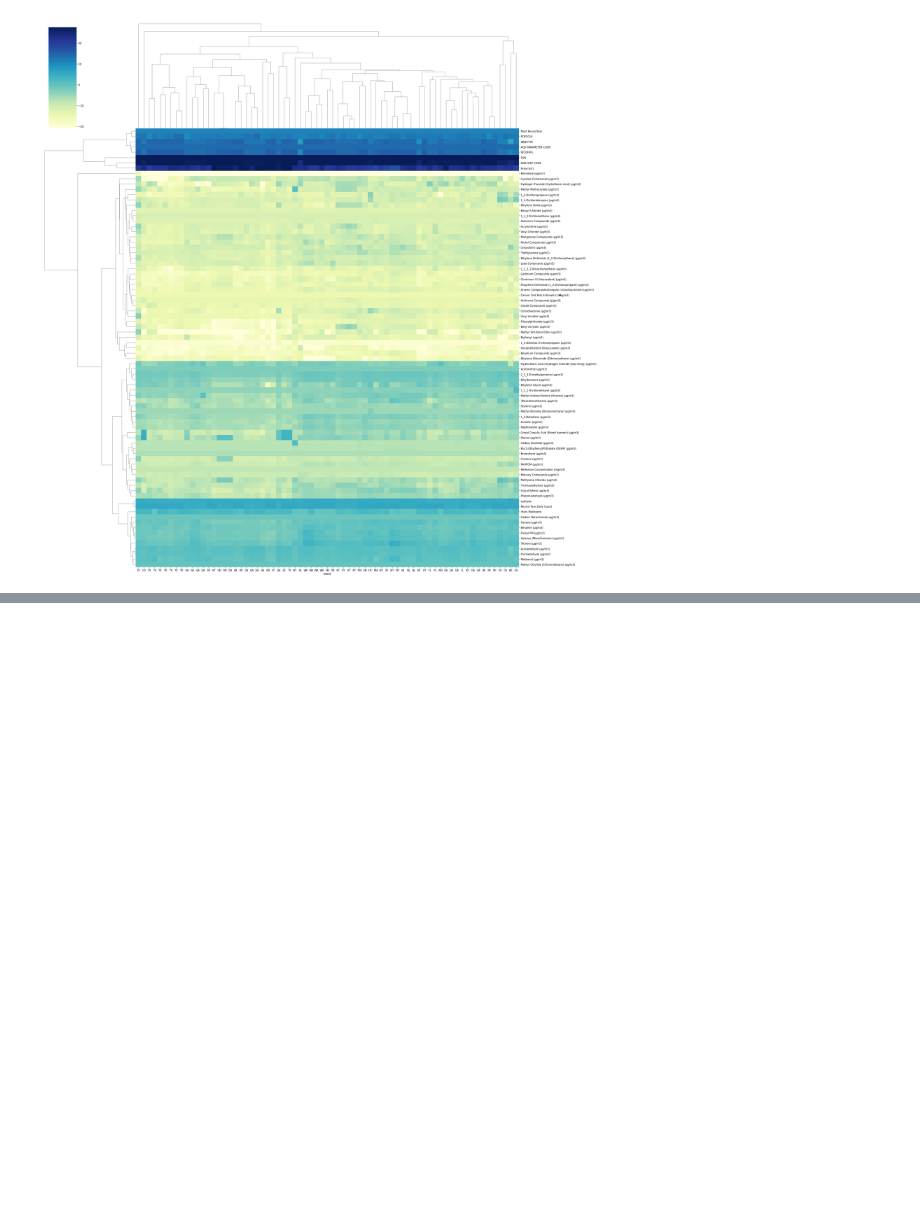
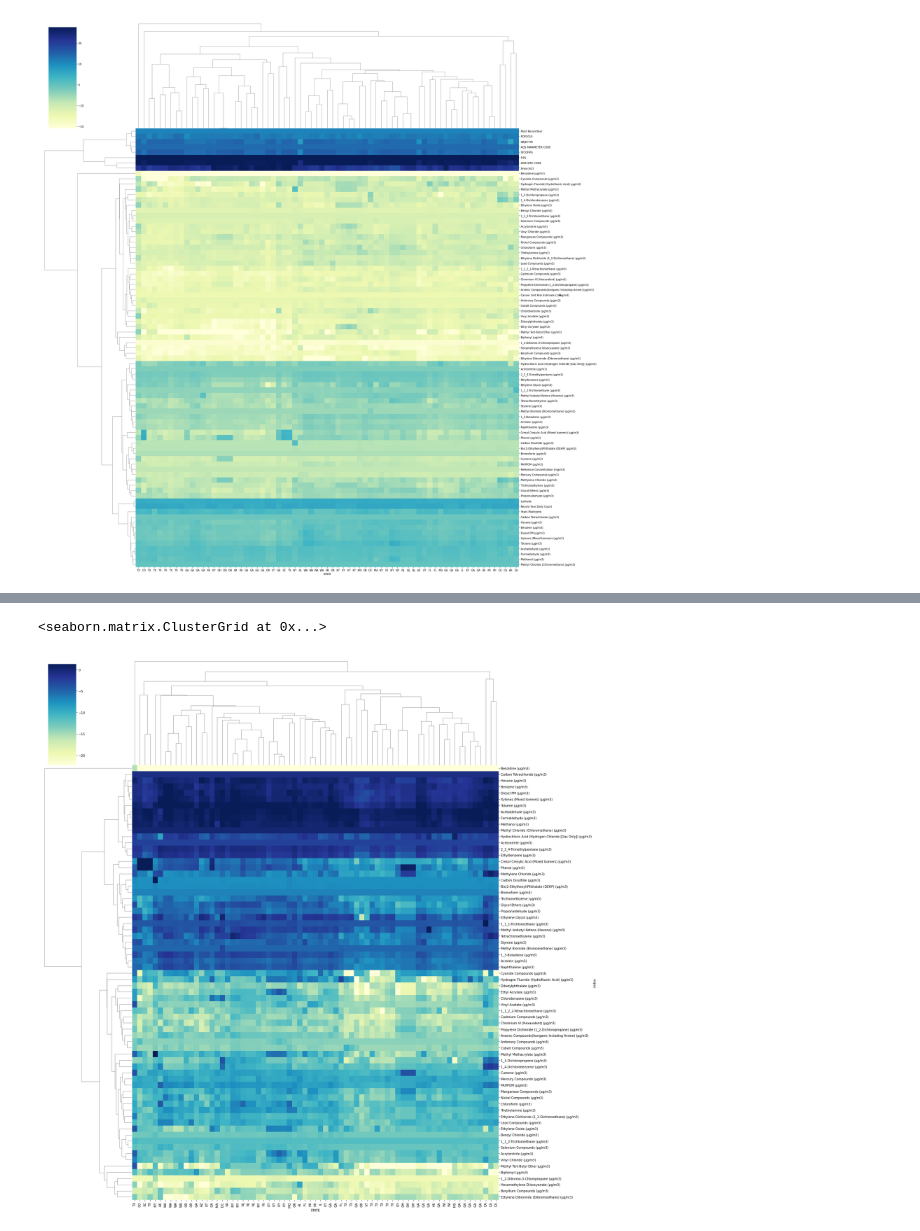
Before and after one commit to ProfOak7/Tutorials, a Jupyter notebook: EPA_Public_Data1.ipynb, the cells around one changed output, grey strips where cells are left out. Drawn from its saved outputs; the diff is of its cells as text; code cells hidden in the pictures; blank space fills up the shorter version.

```diff
--- a/EPA_Public_Data1.ipynb
+++ b/EPA_Public_Data1.ipynb
@@ -374,0 +475,3 @@ sns.clustermap(df_chill, robust = True, figsize=(30,30), cmap = "YlGnBu")
+# %%
+df_c = df_chill.reset_index()
+df_c
@@ -374,0 +497,4 @@ sns.clustermap(df_chill, robust = True, figsize=(30,30), cmap = "YlGnBu")
+# %%
+#remove the non-chemical data (top 12 rows)
+data = df_c.drop(range(0,13))
+data
@@ -374,0 +520,4 @@ sns.clustermap(df_chill, robust = True, figsize=(30,30), cmap = "YlGnBu")
+# %%
+#reset chemicals as column index
+data_clean = data.set_index('index')
+data_clean
@@ -374,0 +544,6 @@ sns.clustermap(df_chill, robust = True, figsize=(30,30), cmap = "YlGnBu")
+# %%
+#heirarchical clustering of dataset
+sns.clustermap(data_clean, robust = True, figsize=(25,25), cmap = "YlGnBu")
+# %% [output]
+<seaborn.matrix.ClusterGrid at 0x...>
+[figure, added]
```
Also changed, not shown: parts of 40 cells of this notebook.
